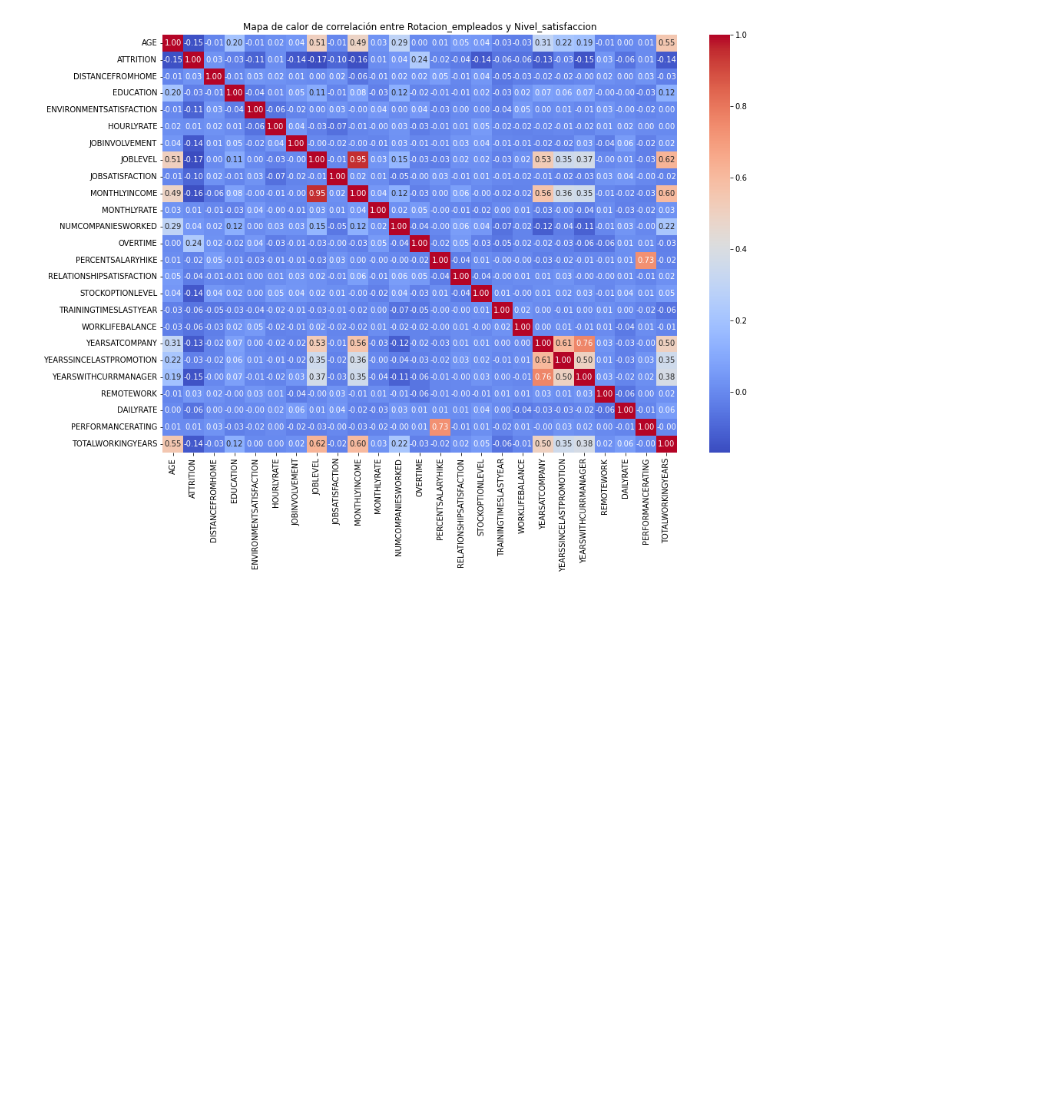
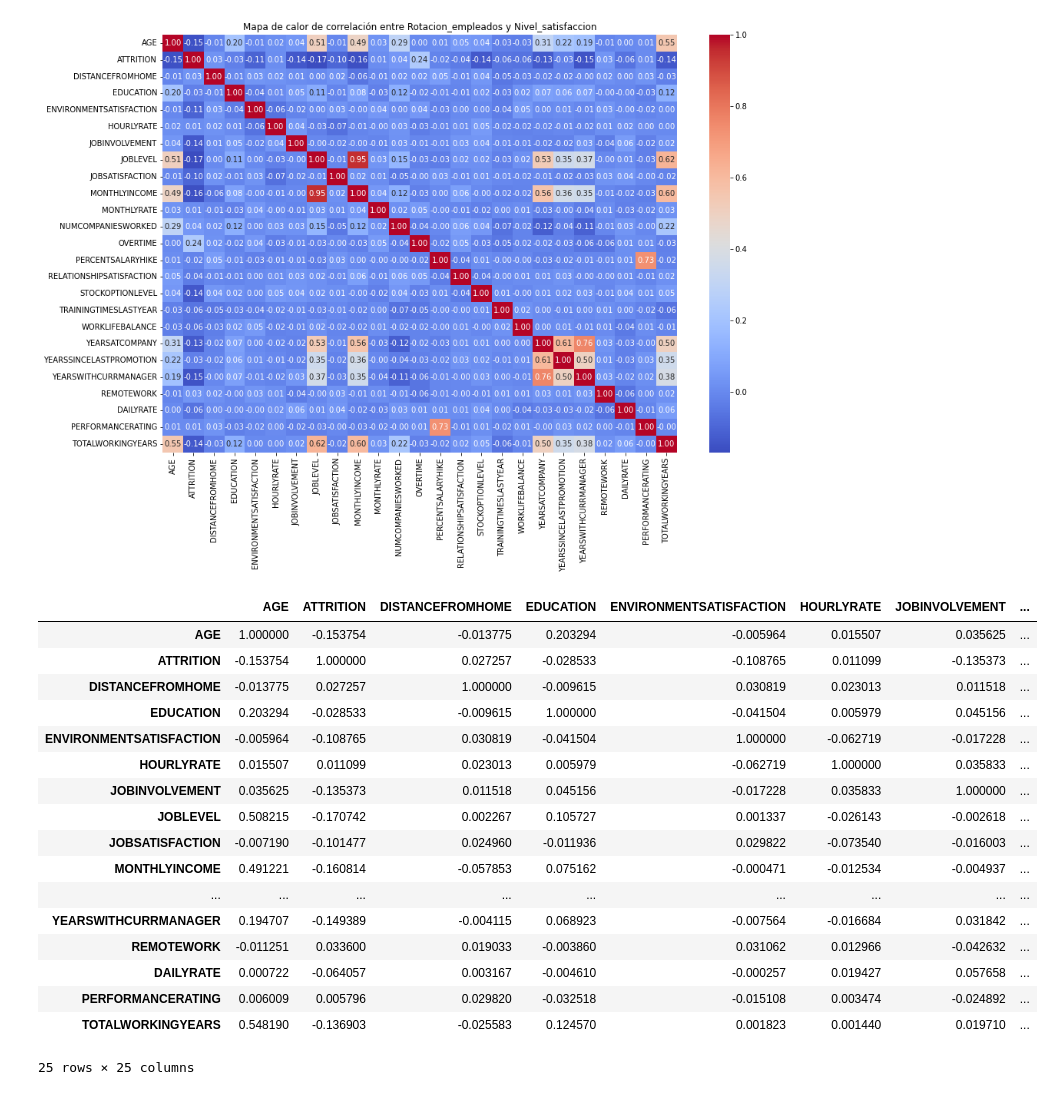
Before and after one commit to rebeca-enma/proyecto-da-promo-G-modulo-3-team-4, a Jupyter notebook: ABTESTING.ipynb, the cells around one changed output. Drawn from its saved outputs; the diff is of its cells as text; code cells hidden in the pictures; blank space fills up the shorter version.

```diff
--- a/ABTESTING.ipynb
+++ b/ABTESTING.ipynb
@@ -100,3 +100,24 @@ plt.title('Mapa de calor de correlación entre Rotacion_empleados y Nivel_satisf
 plt.show()
 # %% [output]
 [figure]
+# %%
+tabla_correlacion
+# %% [output]
+|  | AGE | ATTRITION | DISTANCEFROMHOME | EDUCATION | ENVIRONMENTSATISFACTION | HOURLYRATE | JOBINVOLVEMENT | ... |
+| AGE | 1.000000 | -0.153754 | -0.013775 | 0.203294 | -0.005964 | 0.015507 | 0.035625 | ... |
+| ATTRITION | -0.153754 | 1.000000 | 0.027257 | -0.028533 | -0.108765 | 0.011099 | -0.135373 | ... |
+| DISTANCEFROMHOME | -0.013775 | 0.027257 | 1.000000 | -0.009615 | 0.030819 | 0.023013 | 0.011518 | ... |
+| EDUCATION | 0.203294 | -0.028533 | -0.009615 | 1.000000 | -0.041504 | 0.005979 | 0.045156 | ... |
+| ENVIRONMENTSATISFACTION | -0.005964 | -0.108765 | 0.030819 | -0.041504 | 1.000000 | -0.062719 | -0.017228 | ... |
+| HOURLYRATE | 0.015507 | 0.011099 | 0.023013 | 0.005979 | -0.062719 | 1.000000 | 0.035833 | ... |
+| JOBINVOLVEMENT | 0.035625 | -0.135373 | 0.011518 | 0.045156 | -0.017228 | 0.035833 | 1.000000 | ... |
+| JOBLEVEL | 0.508215 | -0.170742 | 0.002267 | 0.105727 | 0.001337 | -0.026143 | -0.002618 | ... |
+| JOBSATISFACTION | -0.007190 | -0.101477 | 0.024960 | -0.011936 | 0.029822 | -0.073540 | -0.016003 | ... |
+| MONTHLYINCOME | 0.491221 | -0.160814 | -0.057853 | 0.075162 | -0.000471 | -0.012534 | -0.004937 | ... |
+| ... | ... | ... | ... | ... | ... | ... | ... | ... |
+| YEARSWITHCURRMANAGER | 0.194707 | -0.149389 | -0.004115 | 0.068923 | -0.007564 | -0.016684 | 0.031842 | ... |
+| REMOTEWORK | -0.011251 | 0.033600 | 0.019033 | -0.003860 | 0.031062 | 0.012966 | -0.042632 | ... |
+| DAILYRATE | 0.000722 | -0.064057 | 0.003167 | -0.004610 | -0.000257 | 0.019427 | 0.057658 | ... |
+| PERFORMANCERATING | 0.006009 | 0.005796 | 0.029820 | -0.032518 | -0.015108 | 0.003474 | -0.024892 | ... |
+| TOTALWORKINGYEARS | 0.548190 | -0.136903 | -0.025583 | 0.124570 | 0.001823 | 0.001440 | 0.019710 | ... |
+25 rows × 25 columns
```
Also changed, not shown: parts of 1 cell of this notebook, 1 other file.
